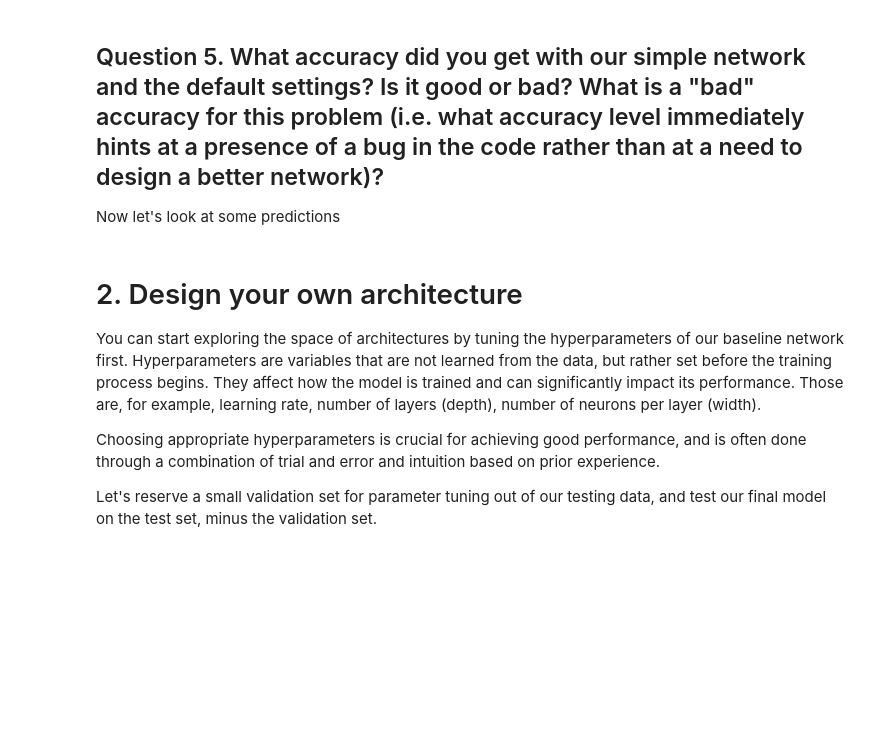
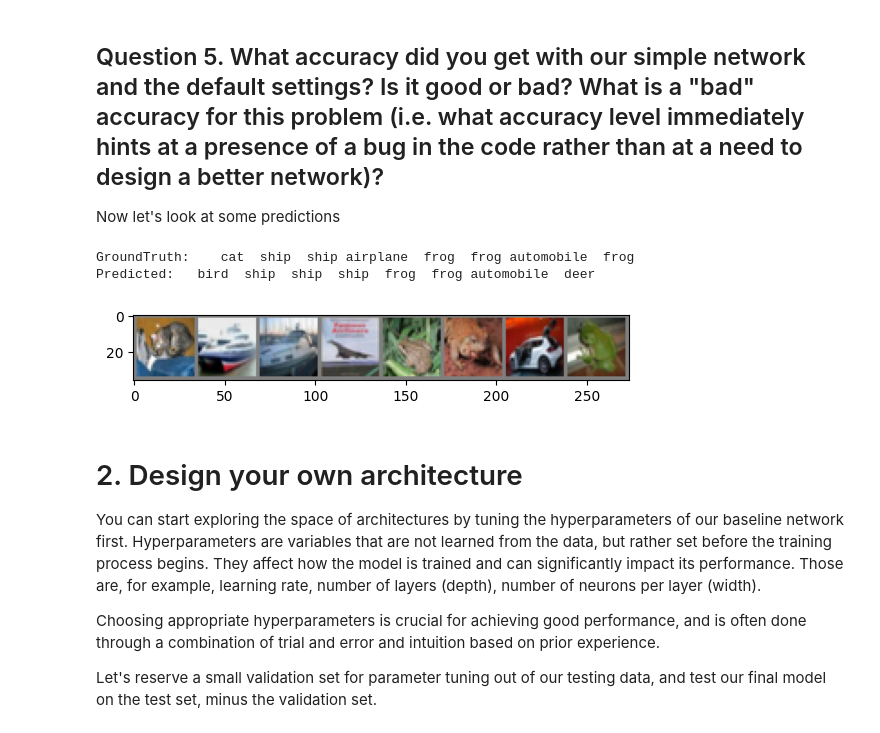
Before and after one commit to jjdsilva0/cnn-image-classifier, a Jupyter notebook: D'Silva_Joaquim_HW3_Deep_Learning.ipynb, the cells around one changed output. Saved outputs shown, nothing was run; the diff lists cells and outputs as text; code cells hidden in the pictures; blank space fills up the shorter version.

```diff
--- a/D'Silva_Joaquim_HW3_Deep_Learning.ipynb
+++ b/D'Silva_Joaquim_HW3_Deep_Learning.ipynb
@@ -193,16 +189,19 @@ def test(model, loader):
     # allocated during the network run as backward pass is not needed
     model.eval()
     with torch.no_grad():
+      correct = 0
+      total = 0
 
-        ###################################################
-        # TODO: write your code here
-        # Return the accuracy
-        # Hint: look at the training code below for reference!
-        ###################################################
+      for images, labels in loader:
+        images = to_device(images)
+        labels = to_device(labels)
+        outputs = model(images)
+        __, predictions = torch.max(outputs, 1)
 
-        assert False, "Implement the testing loop! Remove this assert statement."
-        accuracy = 0.0
-    return accuracy
+        correct += (labels == predictions).sum().item()
+        total += labels.size(0)
+      accuracy = correct / total
+    return accuracy * 100
 
 
 def train_and_test(model, nepochs,
@@ -254,19 +255,21 @@ Now let's look at some predictions
 # %%
 dataiter = iter(cifar_test_loader)
 images, labels = next(dataiter)
 
 # print images
 nimages = min(batch_size, 8)
 norm = cifar_test.transform.transforms[-1]
 show_images(torchvision.utils.make_grid(images[:nimages]), norm.mean, norm.std)
 print('GroundTruth: ', ' '.join('%5s' % cifar_test.classes[labels[j]] for j in range(nimages)))
 
-###################################################
-# TODO: write your code here
-# Print out the network predictions
-###################################################
 
-assert False, "Print out the predicted class labels."
+outputs = model_simple(images)
+__, predictions = torch.max(outputs, 1)
+print("Predicted: ", ' '.join('%5s' % cifar_test.classes[predictions[j]] for j in range(nimages)))
+# %% [output]
+GroundTruth:    cat  ship  ship airplane  frog  frog automobile  frog
+Predicted:   bird  ship  ship  ship  frog  frog automobile  deer
+[figure, added]
 # %% [markdown]
 # 2. Design your own architecture
 
```
Also changed, not shown: parts of 10 cells of this notebook.
